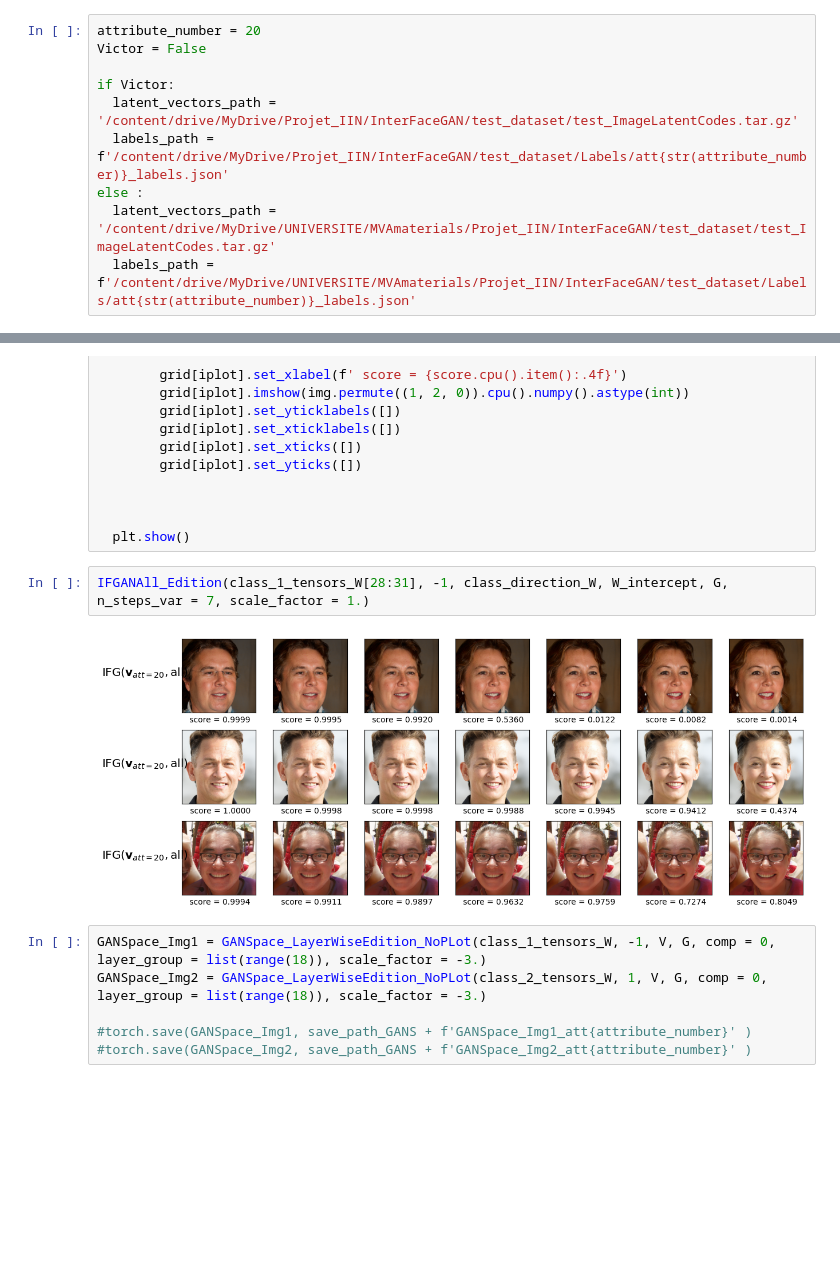
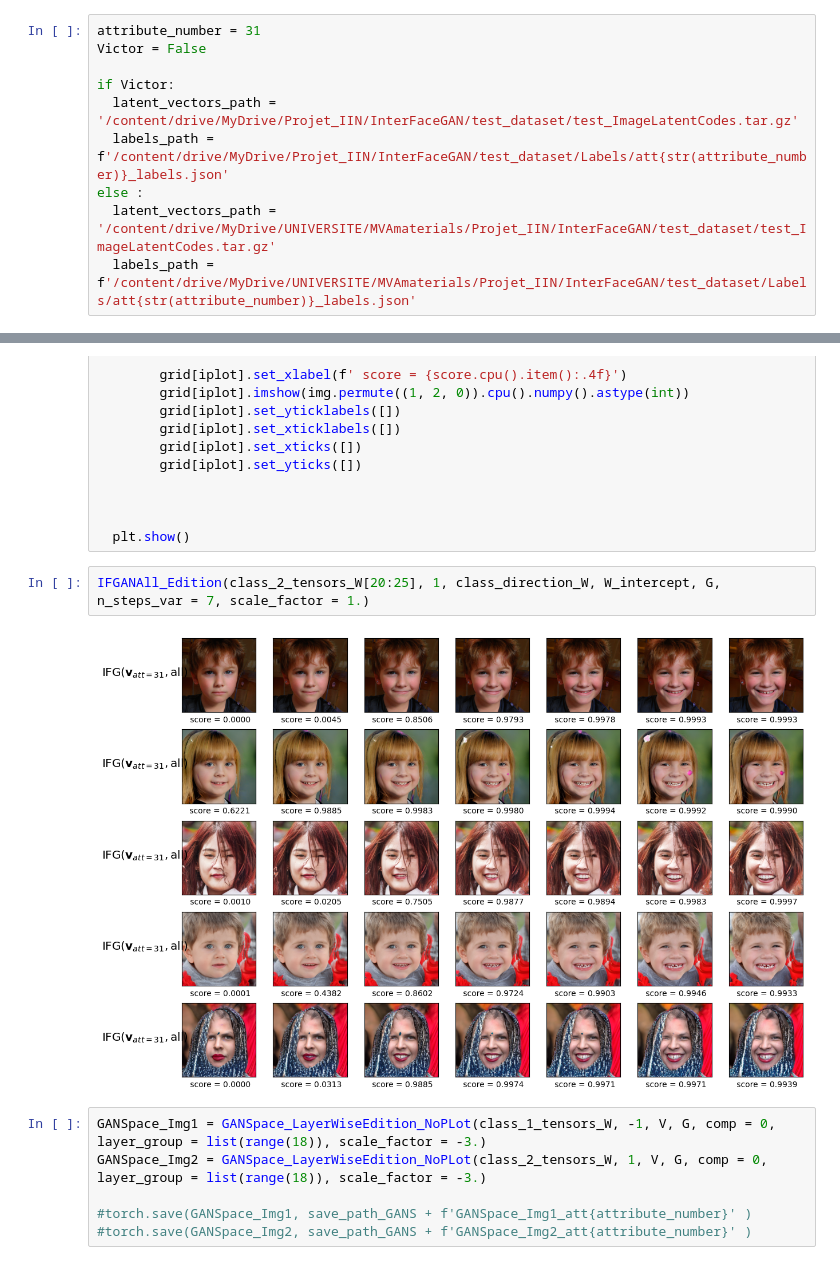
Before and after one commit to GurvanR/GANSpace-Reimplementation, a Jupyter notebook: GANsBenchmarking.ipynb, the cells around one changed output, grey strips where cells are left out. Drawn from its saved outputs; the diff is of its cells as text; blank space fills up the shorter version.

```diff
--- a/GANsBenchmarking.ipynb
+++ b/GANsBenchmarking.ipynb
@@ -118,7 +118,7 @@ if device_name == "cpu":
 # %% [markdown]
 **Adjust to your setup:** Paths to labels JSON file and archive containing latent vectors
 # %%
-attribute_number = 20
+attribute_number = 31
 Victor = False
 
 if Victor:
@@ -348,9 +350,9 @@ def IFGANAll_Edition(tensors_for_edition, direction, class_direction, b, G, n_st
 
   plt.show()
 # %%
-IFGANAll_Edition(class_1_tensors_W[28:31], -1, class_direction_W, W_intercept, G, n_steps_var = 7, scale_factor = 1.)
+IFGANAll_Edition(class_2_tensors_W[20:25], 1, class_direction_W, W_intercept, G, n_steps_var = 7, scale_factor = 1.)
 # %% [output]
-[figure, old version]
+[figure, new version]
 # %%
 GANSpace_Img1 = GANSpace_LayerWiseEdition_NoPLot(class_1_tensors_W, -1, V, G, comp = 0, layer_group = list(range(18)), scale_factor = -3.)
 GANSpace_Img2 = GANSpace_LayerWiseEdition_NoPLot(class_2_tensors_W, 1, V, G, comp = 0, layer_group = list(range(18)), scale_factor = -3.)
```
Also changed, not shown: parts of 3 cells of this notebook.
